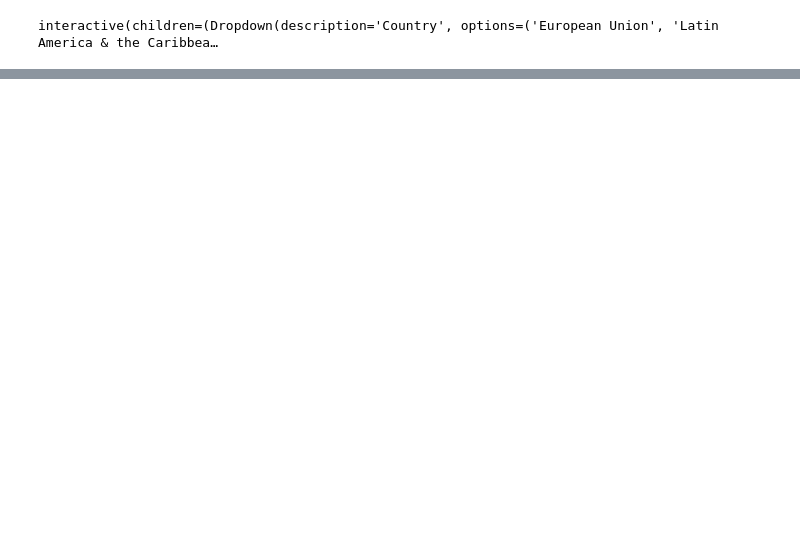
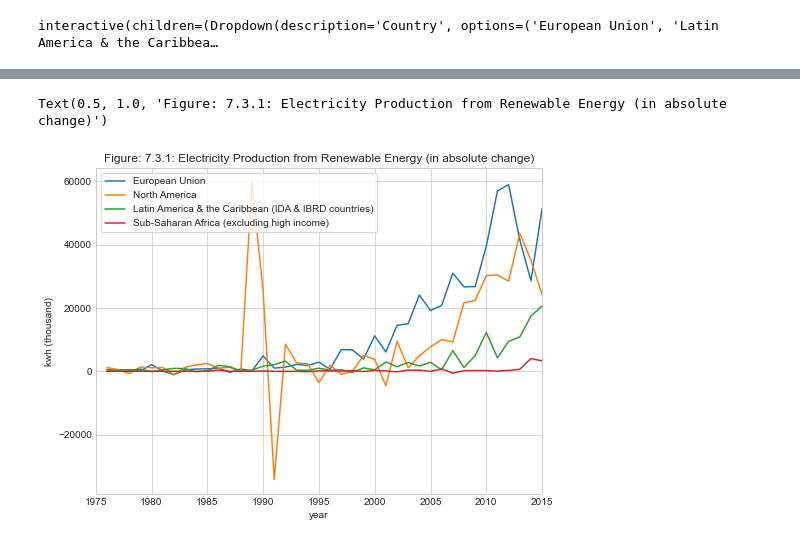
Before and after one commit to Gvdwnse/data-project, a Jupyter notebook: dataproject.ipynb, the cells around one changed output, grey strips where cells are left out. Drawn from its saved outputs; the diff is of its cells as text; code cells hidden in the pictures; blank space fills up the shorter version.

```diff
--- a/dataproject.ipynb
+++ b/dataproject.ipynb
@@ -158,0 +253,4 @@ def plot_wb(wb_fosl, country):
+# %%
+from pandas_datareader import wb
+wb_rnwx_kwh = wb.download(indicator='EG.ELC.RNWX.KH', country=['EUU', 'NAC', 'SSA', 'TLA'], start=1975, end=2015) # import data for renewable energy in kwh
+wb_rnwx_kwh.head(5) # display dataframe
@@ -158,0 +265,5 @@ def plot_wb(wb_fosl, country):
+# %%
+#here the dataset is elecetricity production from renewable energy, but this time in kwh
+wb_rnwx_kwh.rename(columns={'EG.ELC.RNWX.KH':'e_in_kwh'}, inplace=True) #just for shorter code
+wb_rnwx_kwh = wb_rnwx_kwh = dp.data_cleaning4(wb_rnwx_kwh)
+wb_rnwx_kwh.head(5) # display dataframe
@@ -158,0 +281,14 @@ def plot_wb(wb_fosl, country):
+# %%
+#now we to the split-apply-combine on the above datasets
+wb_rnwx_kwh_ = wb_rnwx_kwh.copy() #make a copy, just in case.
+
+wb_rnwx_kwh_mean = wb_rnwx_kwh_.groupby('country')['e_in_kwh_thousand'].agg('mean') # spliting and apllying in one swoop
+
+wb_rnwx_kwh_mean.name = 'wb_rnwx_kwh_mean' #renaming for simpler code
+wb_rnwx_kwh_ = wb_rnwx_kwh_.set_index('country').join(wb_rnwx_kwh_mean, how='left') # combining
+wb_rnwx_kwh_['demean'] = wb_rnwx_kwh_.e_in_kwh_thousand - wb_rnwx_kwh_.wb_rnwx_kwh_mean #we calculate the demean
+# %%
+avg_first_diff = lambda x: x.diff(1)
+wb_rnwx_kwh_abs_change = wb_rnwx_kwh_.groupby('country')['e_in_kwh_thousand'].apply(avg_first_diff)
+wb_rnwx_kwh_['absolute change'] = wb_rnwx_kwh_abs_change
+wb_rnwx_kwh_
@@ -158,0 +310,21 @@ def plot_wb(wb_fosl, country):
+# %%
+#we plot the figures from above, but this time not interactively
+regions = ['European Union',
+           'North America',
+           'Latin America & the Caribbean (IDA & IBRD countries)',
+           'Sub-Saharan Africa (excluding high income)']
+
+fig = plt.figure(figsize=(8,6))
+ax = fig.add_subplot(1,1,1)
+
+# Here we use the fact that the index has multiple levels (years) for an elegant loop
+for i in regions:
+    wb_rnwx_kwh_.xs(i).plot(x='year',y='absolute change',ax=ax,label=i)
+
+ax.legend(frameon=True)
+ax.set_ylabel('kwh (thousand)')
+ax.set_xlim(1975, 2015) #removes the space between the border and 2015/1975
+ax.set_title('Figure: 7.3.1:'' ''Electricity Production from Renewable Energy (in absolute change)')
+# %% [output]
+Text(0.5, 1.0, 'Figure: 7.3.1: Electricity Production from Renewable Energy (in absolute change)')
+[figure, added]
```
Also changed, not shown: parts of 45 cells of this notebook.
